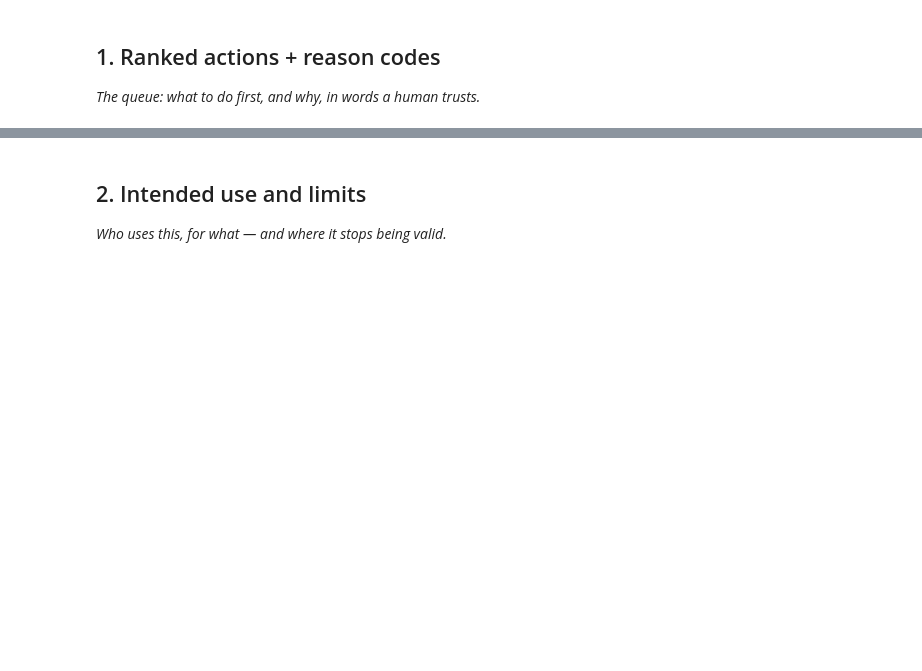
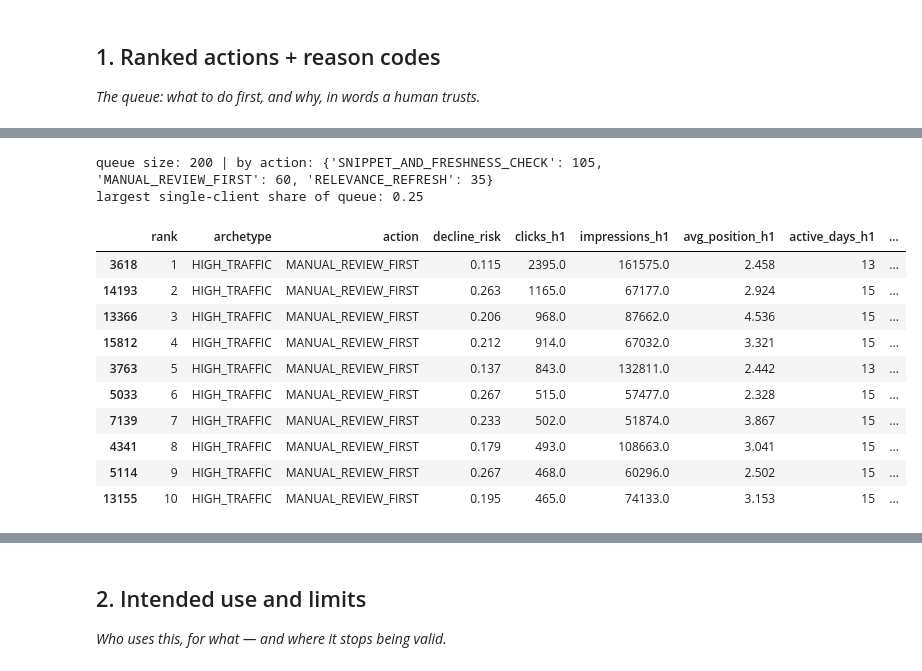
Before and after one commit to Hammad-vibes/FlyRank-Internship, a Jupyter notebook: work/notebooks/w07_action_playbook.ipynb, the cells around one changed output, grey strips where cells are left out. Drawn from its saved outputs; the diff is of its cells as text; code cells hidden in the pictures; blank space fills up the shorter version.

```diff
--- a/work/notebooks/w07_action_playbook.ipynb
+++ b/work/notebooks/w07_action_playbook.ipynb
@@ -15,0 +186,42 @@ This skeleton is yours to fill. Work the sections **in order** — each one has
+# %%
+# Ranked queue with a fixed review capacity (assumptions: change them, not the logic)
+CAPACITY = 200            # pages a human can review per cycle (placeholder)
+LANE1_SHARE = 0.30        # share of capacity reserved for the human-review lane
+MAX_CLIENT_SHARE = 0.25   # one client may take at most this share of each lane
+
+def pick(frame, n, cap):
+    chosen, counts = [], {}
+    for idx, cl in zip(frame.index, frame[GROUP]):
+        if counts.get(cl, 0) < cap:
+            chosen.append(idx); counts[cl] = counts.get(cl, 0) + 1
+        if len(chosen) == n:
+            break
+    return frame.loc[chosen]
+
+n1 = int(round(CAPACITY * LANE1_SHARE)); n2 = CAPACITY - n1
+lane1 = df[df["lane"] == "1-human-review"].sort_values("priority", ascending=False)
+lane2 = df[df["lane"] == "2-model-ranked"].sort_values("priority", ascending=False)
+queue = pd.concat([pick(lane1, n1, math.ceil(MAX_CLIENT_SHARE * n1)),
+                   pick(lane2, n2, math.ceil(MAX_CLIENT_SHARE * n2))])
+queue["rank"] = np.arange(1, len(queue) + 1)
+print("queue size:", len(queue), "| by action:", queue["action"].value_counts().to_dict())
+print("largest single-client share of queue:", round(queue[GROUP].value_counts(normalize=True).iloc[0], 3))
+
+show = ["rank", "archetype", "action", "decline_risk", "clicks_h1", "impressions_h1", "avg_position_h1",
+        "active_days_h1", "reason_1", "reason_2"]
+display(queue[show].head(10).round(3))      # no ids shown
+display(queue[queue["lane"] == "2-model-ranked"][show].head(10).round(3))
+# %% [output]
+queue size: 200 | by action: {'SNIPPET_AND_FRESHNESS_CHECK': 105, 'MANUAL_REVIEW_FIRST': 60, 'RELEVANCE_REFRESH': 35}
+largest single-client share of queue: 0.25
+|  | rank | archetype | action | decline_risk | clicks_h1 | impressions_h1 | avg_position_h1 | active_days_h1 | ... |
+| 3618 | 1 | HIGH_TRAFFIC | MANUAL_REVIEW_FIRST | 0.115 | 2395.0 | 161575.0 | 2.458 | 13 | ... |
+| 14193 | 2 | HIGH_TRAFFIC | MANUAL_REVIEW_FIRST | 0.263 | 1165.0 | 67177.0 | 2.924 | 15 | ... |
+| 13366 | 3 | HIGH_TRAFFIC | MANUAL_REVIEW_FIRST | 0.206 | 968.0 | 87662.0 | 4.536 | 15 | ... |
+| 15812 | 4 | HIGH_TRAFFIC | MANUAL_REVIEW_FIRST | 0.212 | 914.0 | 67032.0 | 3.321 | 15 | ... |
+| 3763 | 5 | HIGH_TRAFFIC | MANUAL_REVIEW_FIRST | 0.137 | 843.0 | 132811.0 | 2.442 | 13 | ... |
+| 5033 | 6 | HIGH_TRAFFIC | MANUAL_REVIEW_FIRST | 0.267 | 515.0 | 57477.0 | 2.328 | 15 | ... |
+| 7139 | 7 | HIGH_TRAFFIC | MANUAL_REVIEW_FIRST | 0.233 | 502.0 | 51874.0 | 3.867 | 15 | ... |
+| 4341 | 8 | HIGH_TRAFFIC | MANUAL_REVIEW_FIRST | 0.179 | 493.0 | 108663.0 | 3.041 | 15 | ... |
+| 5114 | 9 | HIGH_TRAFFIC | MANUAL_REVIEW_FIRST | 0.267 | 468.0 | 60296.0 | 2.502 | 15 | ... |
+| 13155 | 10 | HIGH_TRAFFIC | MANUAL_REVIEW_FIRST | 0.195 | 465.0 | 74133.0 | 3.153 | 15 | ... |
```
Also changed, not shown: parts of 22 cells of this notebook.
